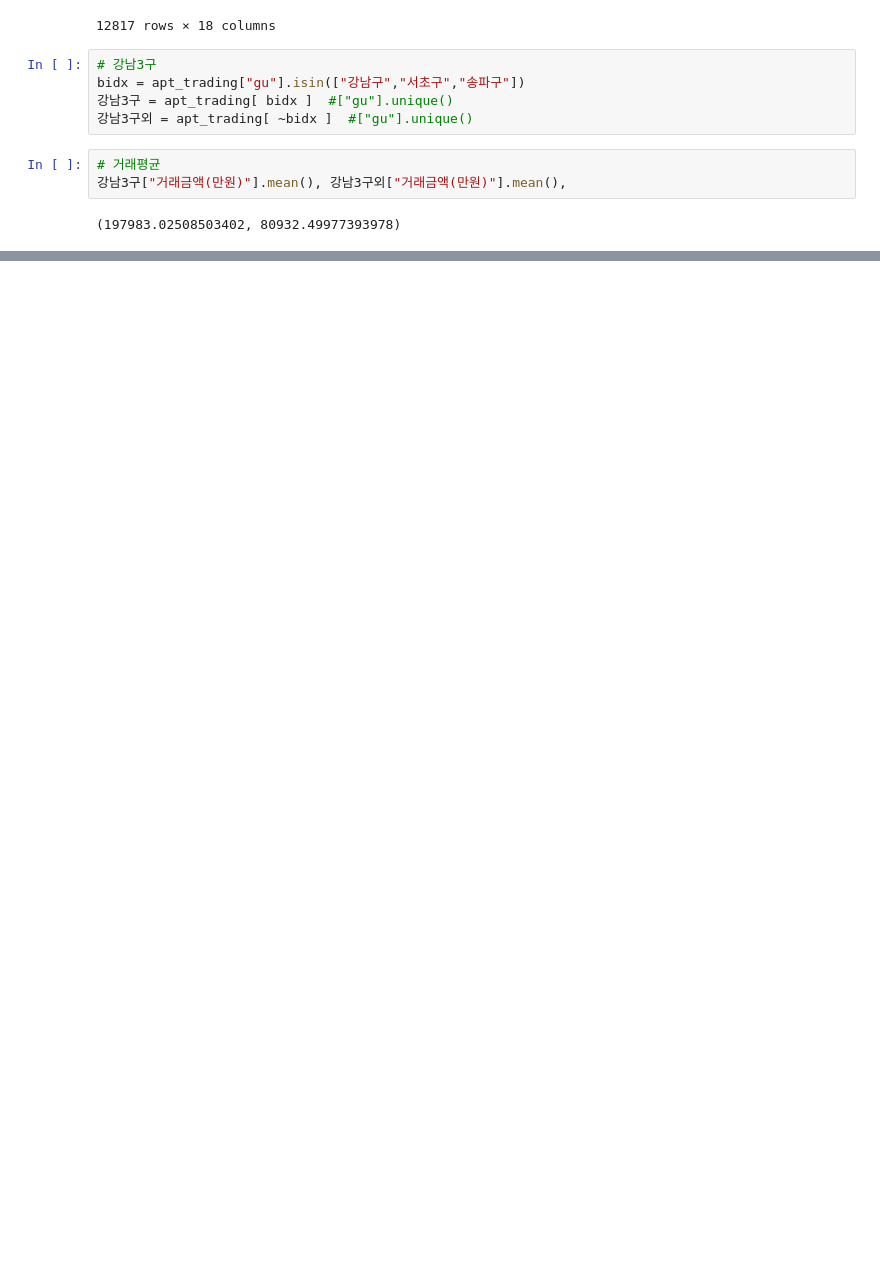
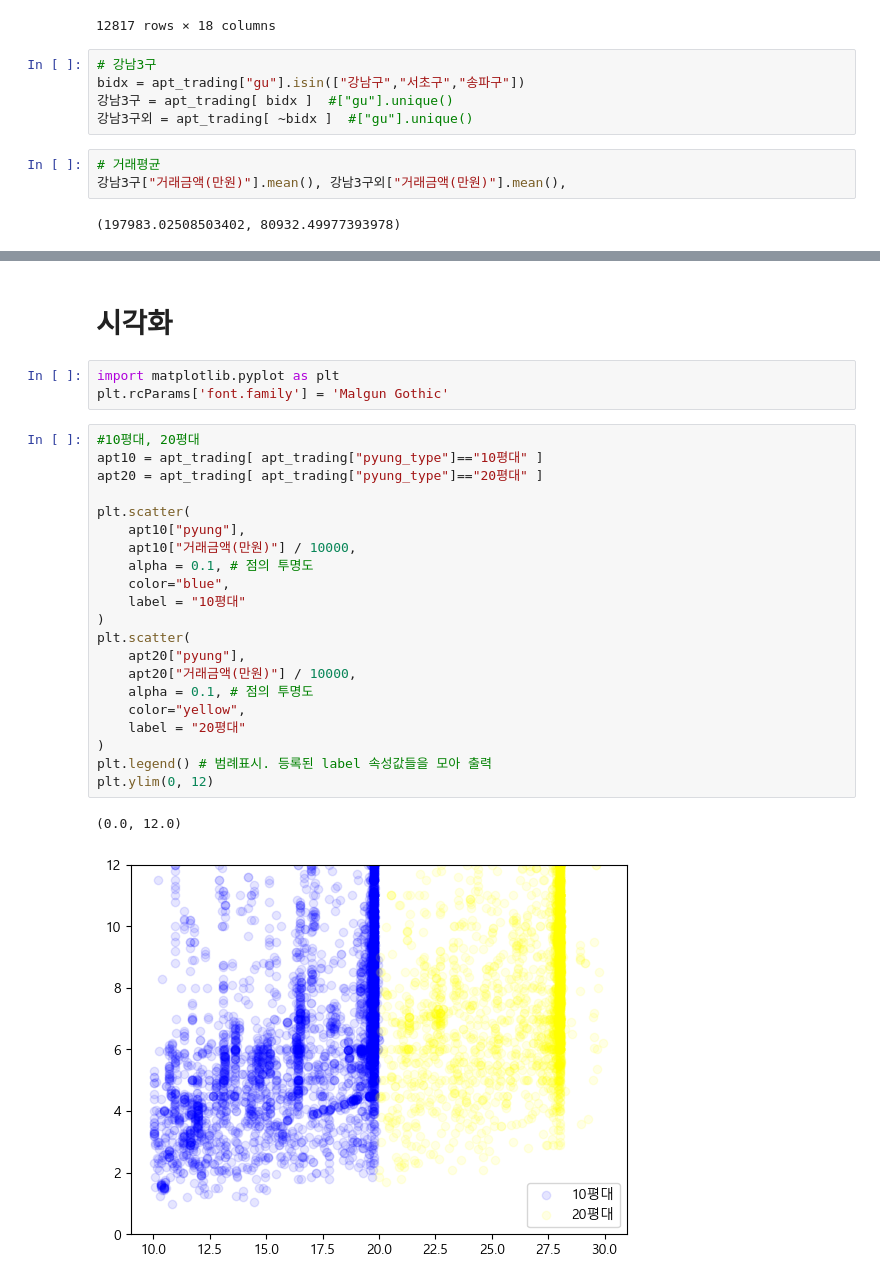
Before and after one commit to KimYounghwan/seongsu_neo_bns, a Jupyter notebook: 아파트 실거래가 분석.ipynb, the cells around one changed output, grey strips where cells are left out. Drawn from its saved outputs; the diff is of its cells as text; blank space fills up the shorter version.

```diff
--- a/아파트 실거래가 분석.ipynb
+++ b/아파트 실거래가 분석.ipynb
@@ -121,0 +147,29 @@ bidx = apt_trading["gu"].isin(["강남구","서초구","송파구"])
+# %% [markdown]
+# 시각화
+# %%
+import matplotlib.pyplot as plt
+plt.rcParams['font.family'] = 'Malgun Gothic'
+# %%
+#10평대, 20평대
+apt10 = apt_trading[ apt_trading["pyung_type"]=="10평대" ]
+apt20 = apt_trading[ apt_trading["pyung_type"]=="20평대" ]
+
+plt.scatter(
+    apt10["pyung"],
+    apt10["거래금액(만원)"] / 10000,
+    alpha = 0.1, # 점의 투명도
+    color="blue",
+    label = "10평대"
+)
+plt.scatter(
+    apt20["pyung"],
+    apt20["거래금액(만원)"] / 10000,
+    alpha = 0.1, # 점의 투명도
+    color="yellow",
+    label = "20평대"
+)
+plt.legend() # 범례표시. 등록된 label 속성값들을 모아 출력
+plt.ylim(0, 12)
+# %% [output]
+(0.0, 12.0)
+[figure, added]
```
Also changed, not shown: parts of 2 cells of this notebook, 1 other file.
